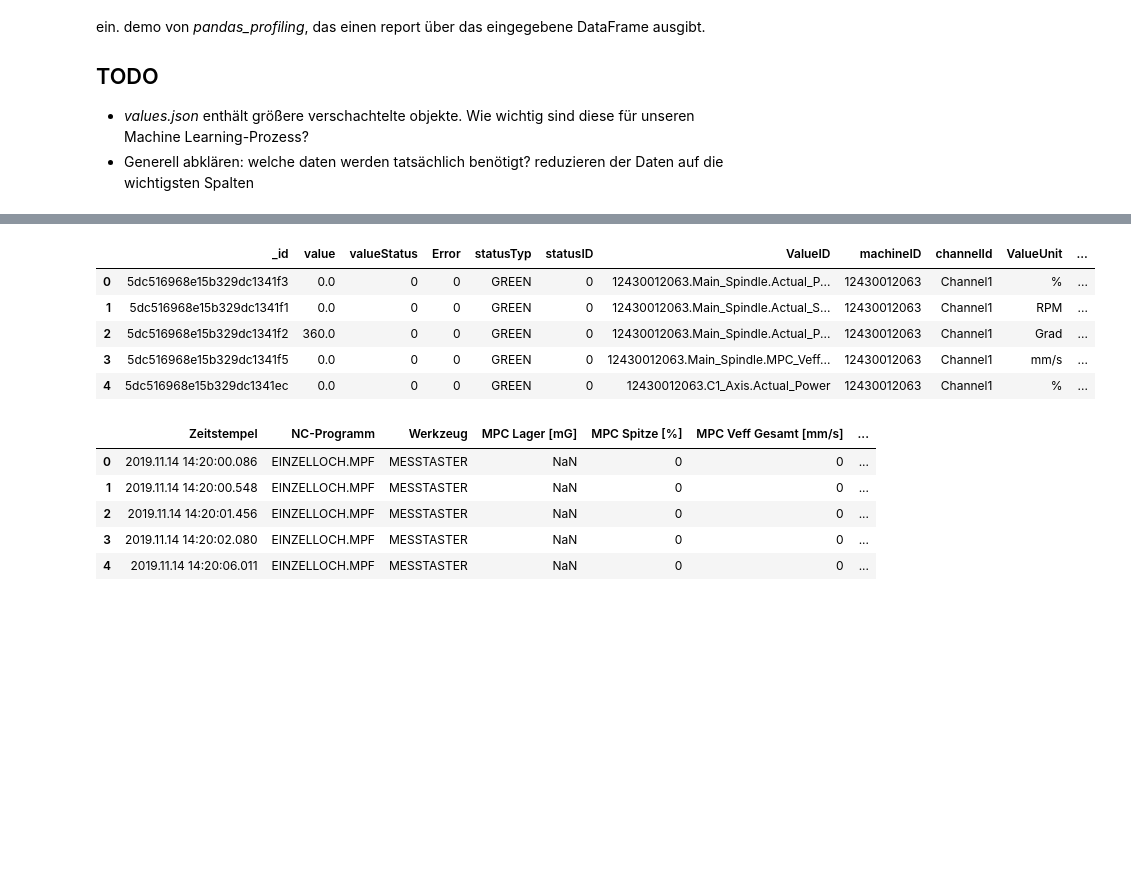
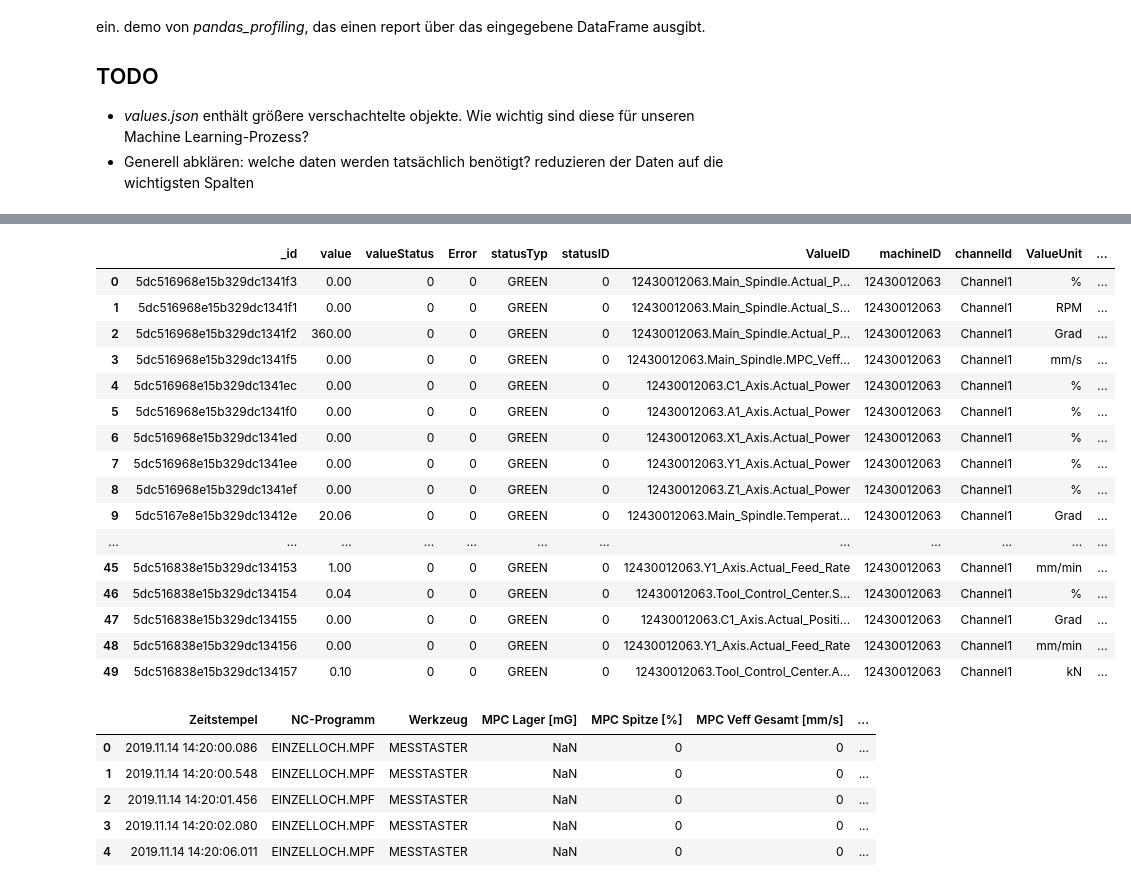
Before and after one commit to Xavubil/master_project_machine_learning, a Jupyter notebook: data_exploration/01-file_parsing.ipynb, the cells around one changed output, grey strips where cells are left out. Saved outputs shown, nothing was run; the diff lists cells and outputs as text; code cells hidden in the pictures; blank space fills up the shorter version.

```diff
--- a/data_exploration/01-file_parsing.ipynb
+++ b/data_exploration/01-file_parsing.ipynb
@@ -59,14 +59,25 @@ df["valueStatus"] = df["valueStatus"].apply(lambda x: x["$numberInt"])
 df["value_number"] = df["value_number"].apply(lambda x: list(x.values())[0])
 df["timeStampMqttClient"] = df["timeStampMqttClient"].apply(lambda x: x["$date"]).apply(lambda x: x["$numberLong"])
 # %%
-df.head()
+df.head(50)
 # %% [output]
 |  | _id | value | valueStatus | Error | statusTyp | statusID | ValueID | machineID | channelId | ValueUnit | ... |
-| 0 | 5dc516968e15b329dc1341f3 | 0.0 | 0 | 0 | GREEN | 0 | 12430012063.Main_Spindle.Actual_P... | 12430012063 | Channel1 | % | ... |
-| 1 | 5dc516968e15b329dc1341f1 | 0.0 | 0 | 0 | GREEN | 0 | 12430012063.Main_Spindle.Actual_S... | 12430012063 | Channel1 | RPM | ... |
-| 2 | 5dc516968e15b329dc1341f2 | 360.0 | 0 | 0 | GREEN | 0 | 12430012063.Main_Spindle.Actual_P... | 12430012063 | Channel1 | Grad | ... |
-| 3 | 5dc516968e15b329dc1341f5 | 0.0 | 0 | 0 | GREEN | 0 | 12430012063.Main_Spindle.MPC_Veff... | 12430012063 | Channel1 | mm/s | ... |
-| 4 | 5dc516968e15b329dc1341ec | 0.0 | 0 | 0 | GREEN | 0 | 12430012063.C1_Axis.Actual_Power | 12430012063 | Channel1 | % | ... |
+| 0 | 5dc516968e15b329dc1341f3 | 0.00 | 0 | 0 | GREEN | 0 | 12430012063.Main_Spindle.Actual_P... | 12430012063 | Channel1 | % | ... |
+| 1 | 5dc516968e15b329dc1341f1 | 0.00 | 0 | 0 | GREEN | 0 | 12430012063.Main_Spindle.Actual_S... | 12430012063 | Channel1 | RPM | ... |
+| 2 | 5dc516968e15b329dc1341f2 | 360.00 | 0 | 0 | GREEN | 0 | 12430012063.Main_Spindle.Actual_P... | 12430012063 | Channel1 | Grad | ... |
+| 3 | 5dc516968e15b329dc1341f5 | 0.00 | 0 | 0 | GREEN | 0 | 12430012063.Main_Spindle.MPC_Veff... | 12430012063 | Channel1 | mm/s | ... |
+| 4 | 5dc516968e15b329dc1341ec | 0.00 | 0 | 0 | GREEN | 0 | 12430012063.C1_Axis.Actual_Power | 12430012063 | Channel1 | % | ... |
+| 5 | 5dc516968e15b329dc1341f0 | 0.00 | 0 | 0 | GREEN | 0 | 12430012063.A1_Axis.Actual_Power | 12430012063 | Channel1 | % | ... |
+| 6 | 5dc516968e15b329dc1341ed | 0.00 | 0 | 0 | GREEN | 0 | 12430012063.X1_Axis.Actual_Power | 12430012063 | Channel1 | % | ... |
+| 7 | 5dc516968e15b329dc1341ee | 0.00 | 0 | 0 | GREEN | 0 | 12430012063.Y1_Axis.Actual_Power | 12430012063 | Channel1 | % | ... |
+| 8 | 5dc516968e15b329dc1341ef | 0.00 | 0 | 0 | GREEN | 0 | 12430012063.Z1_Axis.Actual_Power | 12430012063 | Channel1 | % | ... |
+| 9 | 5dc5167e8e15b329dc13412e | 20.06 | 0 | 0 | GREEN | 0 | 12430012063.Main_Spindle.Temperat... | 12430012063 | Channel1 | Grad | ... |
+| ... | ... | ... | ... | ... | ... | ... | ... | ... | ... | ... | ... |
+| 45 | 5dc516838e15b329dc134153 | 1.00 | 0 | 0 | GREEN | 0 | 12430012063.Y1_Axis.Actual_Feed_Rate | 12430012063 | Channel1 | mm/min | ... |
+| 46 | 5dc516838e15b329dc134154 | 0.04 | 0 | 0 | GREEN | 0 | 12430012063.Tool_Control_Center.S... | 12430012063 | Channel1 | % | ... |
+| 47 | 5dc516838e15b329dc134155 | 0.00 | 0 | 0 | GREEN | 0 | 12430012063.C1_Axis.Actual_Positi... | 12430012063 | Channel1 | Grad | ... |
+| 48 | 5dc516838e15b329dc134156 | 0.00 | 0 | 0 | GREEN | 0 | 12430012063.Y1_Axis.Actual_Feed_Rate | 12430012063 | Channel1 | mm/min | ... |
+| 49 | 5dc516838e15b329dc134157 | 0.10 | 0 | 0 | GREEN | 0 | 12430012063.Tool_Control_Center.A... | 12430012063 | Channel1 | kN | ... |
 # %%
 df_csv1 = pd.read_csv("test_data_set_1.csv", header=6)
 df_csv1.head()
```
Also changed, not shown: parts of 9 cells of this notebook.
